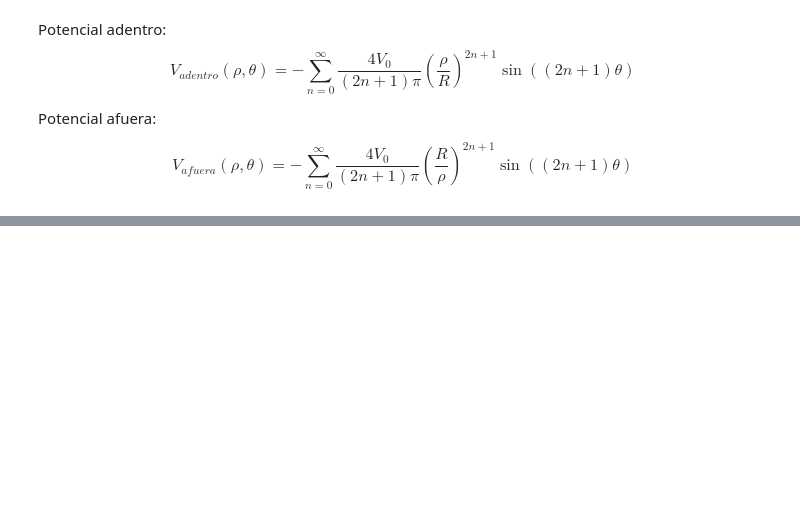
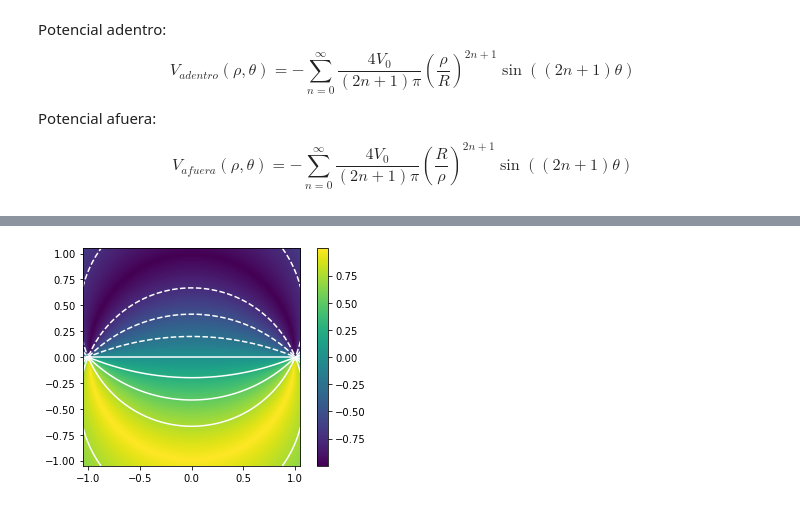
Before and after one commit to richmf/Fisica-Computacional-clases, a Jupyter notebook: Comparación Met Jacobo con sol analítica.ipynb, the cells around one changed output, grey strips where cells are left out. Saved outputs shown, nothing was run; the diff lists cells and outputs as text; code cells hidden in the pictures; blank space fills up the shorter version.

```diff
--- a/Comparación Met Jacobo con sol analítica.ipynb
+++ b/Comparación Met Jacobo con sol analítica.ipynb
@@ -65,0 +66,16 @@ V = Pot_xy(x,y)
+# %%
+imshow(V,extent=[x[0],x[-1],y[0],y[-1]],origin='lower')
+colorbar()
+XX , YY = meshgrid(x,y)
+contour(XX,YY,V,colors='white')
+
+frontera = [-1]
+contour(XX,YY,V,colors='red',levels=frontera)
+
+frontera = [1]
+contour(XX,YY,V,colors='blue',levels=frontera)
+
+gca().set_aspect('equal')
+show()
+# %% [output]
+[figure, added]
```
Also changed, not shown: parts of 13 cells of this notebook.
